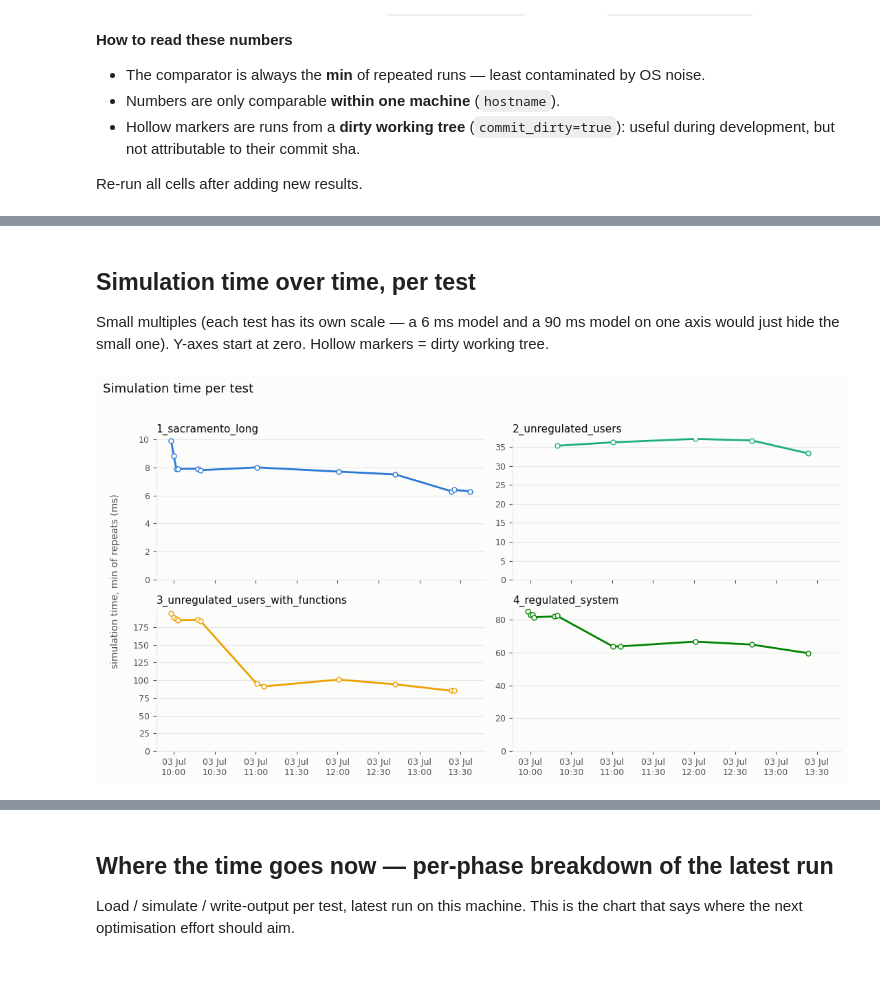
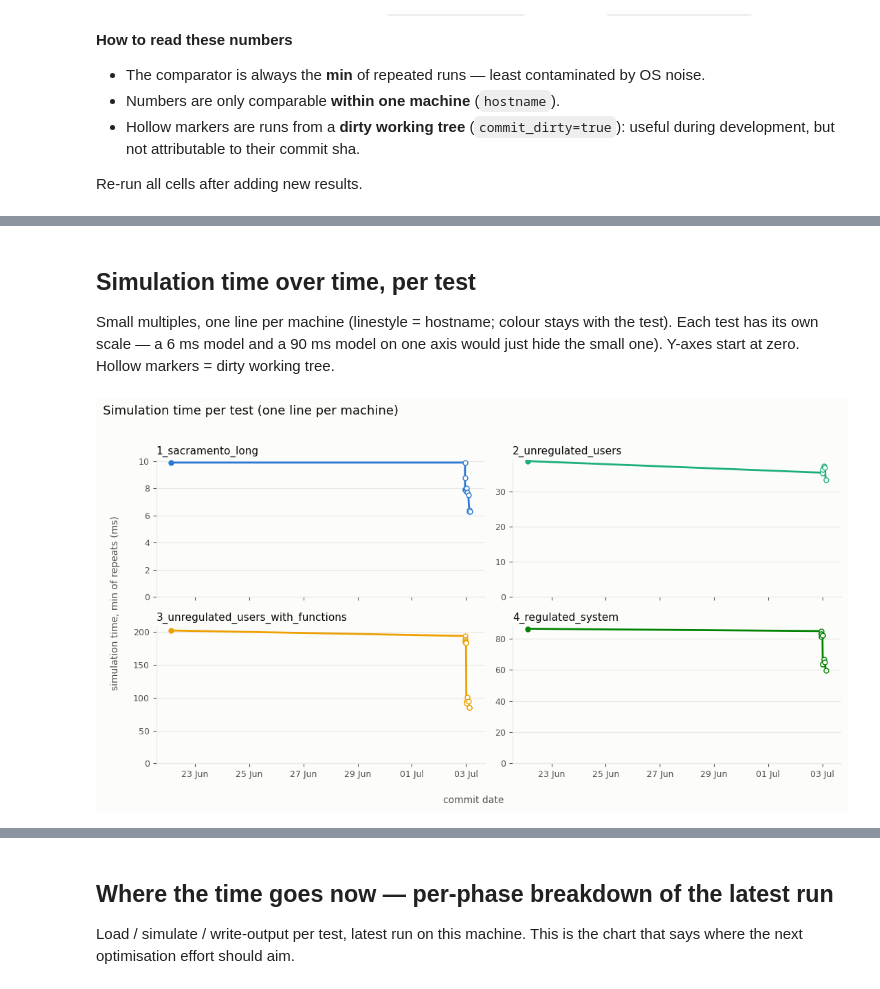
Before and after one commit to chasegan/Kalix, a Jupyter notebook: regression_tests/speed/speed_results_analysis.ipynb, the cells around one changed output, grey strips where cells are left out. Drawn from its saved outputs; the diff is of its cells as text; code cells hidden in the pictures.

```diff
--- a/regression_tests/speed/speed_results_analysis.ipynb
+++ b/regression_tests/speed/speed_results_analysis.ipynb
@@ -17,7 +17,11 @@ import matplotlib.pyplot as plt
 import matplotlib.dates as mdates
 
 df = pd.read_csv("speed_results.csv", parse_dates=["test_date"])
-df = df.sort_values("test_date")
+# Engine-evolution charts use commit_date for x: it places a measurement at
+# the point in code history it describes, no matter when it was taken (e.g. a
+# release baseline measured retrospectively). test_date stays as provenance.
+df["commit_date"] = pd.to_datetime(df["commit_date"], utc=True, format="ISO8601")
+df = df.sort_values(["commit_date", "test_date"])
 
 # One colour per test, fixed for the life of the database (colour follows the
 # entity — adding or filtering tests must never repaint the survivors).
@@ -42,9 +46,11 @@ def style_axes(ax, title=None):
     if title:
         ax.set_title(title, loc="left", fontsize=11, color=INK)
 
-hosts = df["hostname"].unique()
-if len(hosts) > 1:
-    print(f"NOTE: {len(hosts)} machines in the database — plots below mix them.")
-    print("      Filter with df[df.hostname == ...] for honest comparisons.")
+# Cross-machine numbers are not comparable. The timeline figure shows one
+# line per hostname; every other figure is pinned to ONE machine — by default
+# the most recently used. Change HOST to analyse a different machine.
+HOST = df.sort_values("test_date")["hostname"].iloc[-1]
+LINESTYLES = ["solid", (0, (4, 2)), (0, (1, 1)), (0, (6, 2, 1, 2))]  # per hostname
+print(f"hosts in database: {list(df.hostname.unique())} | single-machine plots use: {HOST}")
 df.tail(3)
 # %% [output]
@@ -55,30 +62,51 @@ df.tail(3)
 # %% [markdown]
 ## Simulation time over time, per test
 
-Small multiples (each test has its own scale — a 6 ms model and a 90 ms model
+Small multiples, one line per machine (linestyle = hostname; colour stays
+with the test). Each test has its own scale — a 6 ms model and a 90 ms model
 on one axis would just hide the small one). Y-axes start at zero. Hollow
 markers = dirty working tree.
 # %%
 fig, axes = plt.subplots(2, 2, figsize=(11, 6), facecolor=SURFACE, sharex=True)
+hostnames = sorted(df.hostname.unique())
 
 for ax, (test, colour) in zip(axes.flat, TEST_COLOURS.items()):
     d = df[df.test_name == test]
     style_axes(ax, test)
-    ax.plot(d.test_date, d.sim_min_ms, color=colour, linewidth=2, zorder=2)
-    clean = d[d.commit_dirty == False]
-    dirty = d[d.commit_dirty == True]
-    ax.plot(clean.test_date, clean.sim_min_ms, "o", color=colour, markersize=5, zorder=3)
-    ax.plot(dirty.test_date, dirty.sim_min_ms, "o", markerfacecolor=SURFACE,
-            markeredgecolor=colour, markersize=5, zorder=3)
+    for h_idx, host in enumerate(hostnames):
+        dh = d[d.hostname == host]
+        if dh.empty:
+            continue
+        style = LINESTYLES[h_idx % len(LINESTYLES)]
+        ax.plot(dh.commit_date, dh.sim_min_ms, color=colour, linewidth=2,
+                linestyle=style, zorder=2)
+        clean = dh[dh.commit_dirty == False]
+        dirty = dh[dh.commit_dirty == True]
+        ax.plot(clean.commit_date, clean.sim_min_ms, "o", color=colour, markersize=5, zorder=3)
+        ax.plot(dirty.commit_date, dirty.sim_min_ms, "o", markerfacecolor=SURFACE,
+                markeredgecolor=colour, markersize=5, zorder=3)
     ax.set_ylim(bottom=0)
-    ax.xaxis.set_major_formatter(mdates.DateFormatter("%d %b\n%H:%M"))
+    ax.xaxis.set_major_formatter(mdates.DateFormatter("%d %b"))
 
+# One hostname -> linestyle legend for the whole figure (grey: identity is the
+# linestyle, not a colour; colour stays with the test). Skipped while the
+# database has a single machine.
+if len(hostnames) > 1:
+    from matplotlib.lines import Line2D
+    handles = [Line2D([], [], color=INK_2, linewidth=2,
+                      linestyle=LINESTYLES[i % len(LINESTYLES)], label=h)
+               for i, h in enumerate(hostnames)]
+    fig.legend(handles=handles, frameon=False, fontsize=9, labelcolor=INK_2,
+               ncols=min(len(hostnames), 3), loc="upper right")
+
+fig.supxlabel("commit date", fontsize=10, color=INK_2)
 fig.supylabel("simulation time, min of repeats (ms)", fontsize=10, color=INK_2)
-fig.suptitle("Simulation time per test", x=0.01, ha="left", fontsize=13, color=INK)
+fig.suptitle("Simulation time per test (one line per machine)", x=0.01, ha="left",
+             fontsize=13, color=INK)
 fig.tight_layout(rect=(0.01, 0, 1, 0.96))
 plt.show()
 # %% [output]
-[figure, old version]
+[figure, new version]
 # %% [markdown]
 ## Drift, indexed to each test's first measurement
 
```
Also changed, not shown: parts of 6 cells of this notebook, 2 other files.
